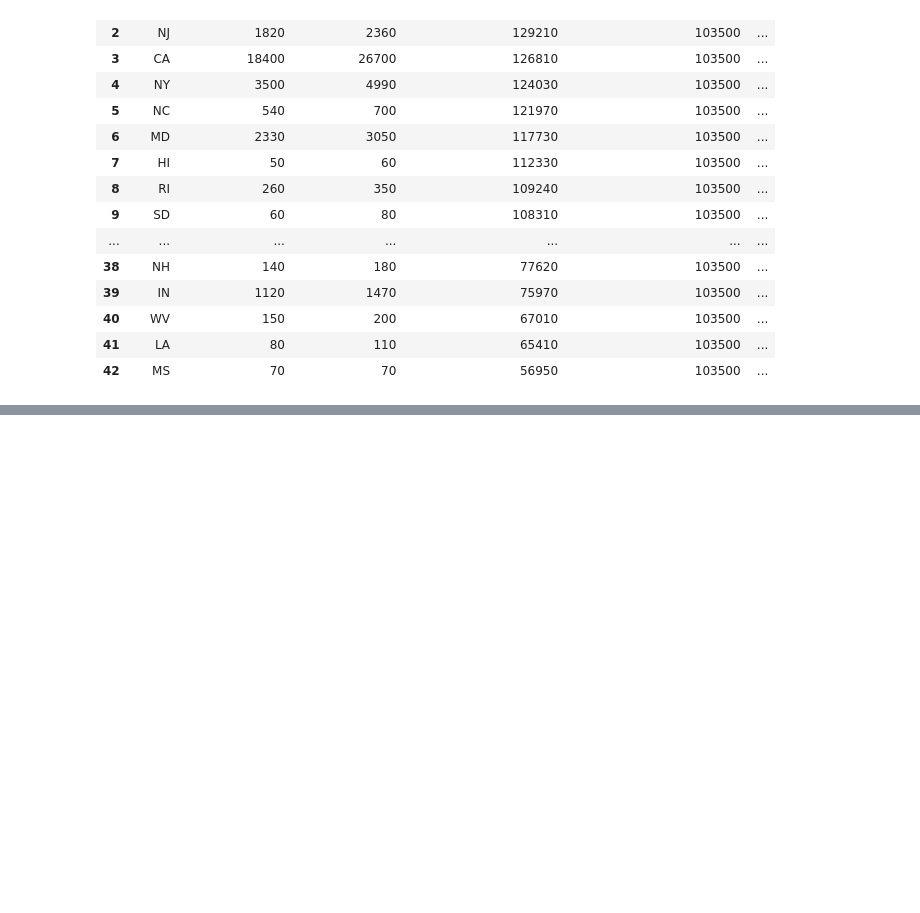
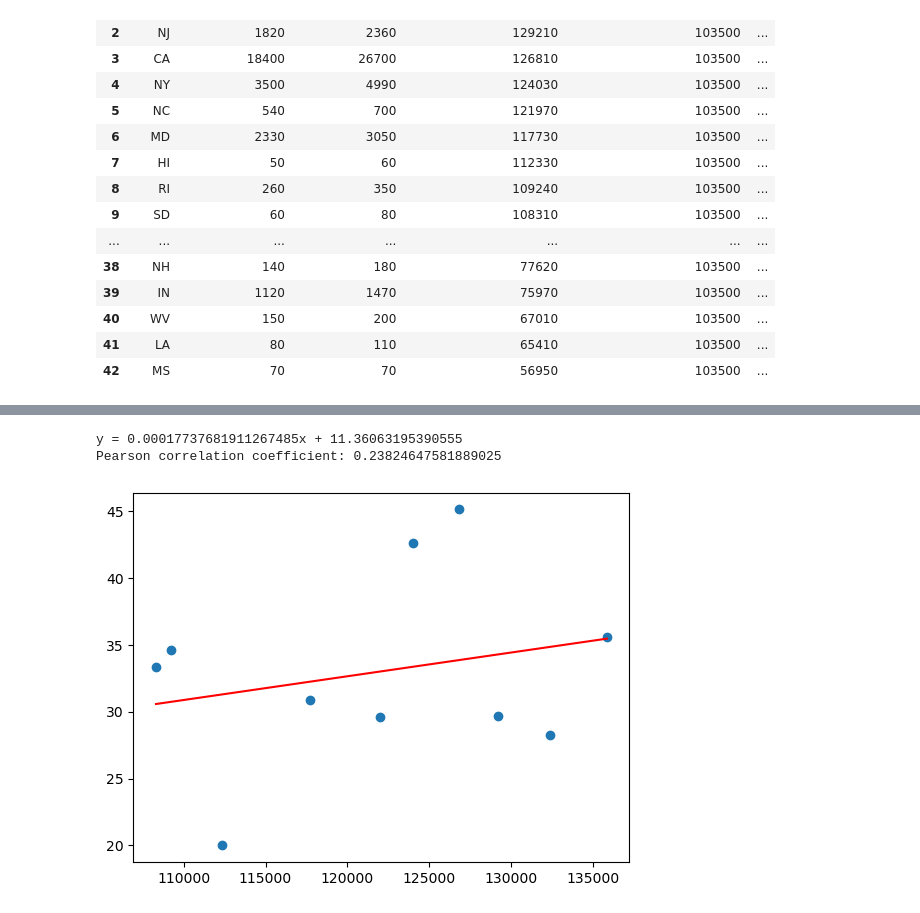
Before and after one commit to peatk/Group3_Project_-1, a Jupyter notebook: DataAnalysisDataAnalysts-AV Working Copy.ipynb, the cells around one changed output, grey strips where cells are left out. Saved outputs shown, nothing was run; the diff lists cells and outputs as text; code cells hidden in the pictures; blank space fills up the shorter version.

```diff
--- a/DataAnalysisDataAnalysts-AV Working Copy.ipynb
+++ b/DataAnalysisDataAnalysts-AV Working Copy.ipynb
@@ -279,0 +327,14 @@ projected_jobs_states
+# %%
+plt.scatter(bar_plot_plot["Median Salary (State)"],bar_plot_plot["Growth Rate (%)"])
+slope, intercept, r_value, p_value, std_err = linregress(bar_plot_plot['Median Salary (State)'], bar_plot_plot['Growth Rate (%)'])
+pearson_corr = bar_plot_plot['Median Salary (State)'].corr(bar_plot_plot['Growth Rate (%)'])
+print(f'y = {slope}x + {intercept}')
+plt.plot(bar_plot_plot['Median Salary (State)'], intercept + slope * bar_plot_plot['Median Salary (State)'], 'r', label='Linear Regression')
+
+# Print the correlation coefficient
+print(f"Pearson correlation coefficient: {pearson_corr}")
+plt.show()
+# %% [output]
+y = 0.00017737681911267485x + 11.36063195390555
+Pearson correlation coefficient: 0.23824647581889025
+[figure, added]
```
Also changed, not shown: parts of 12 cells of this notebook.
